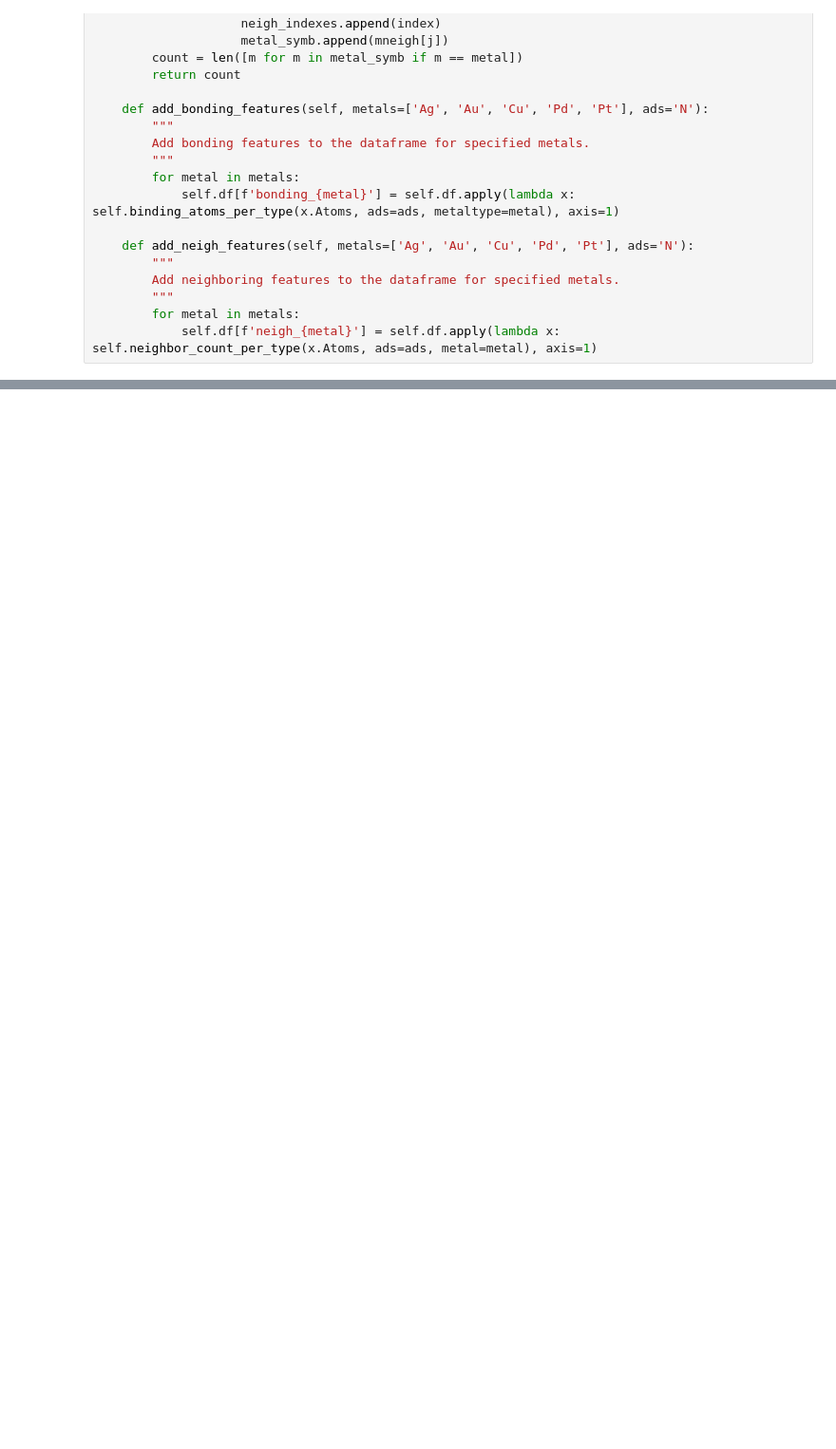
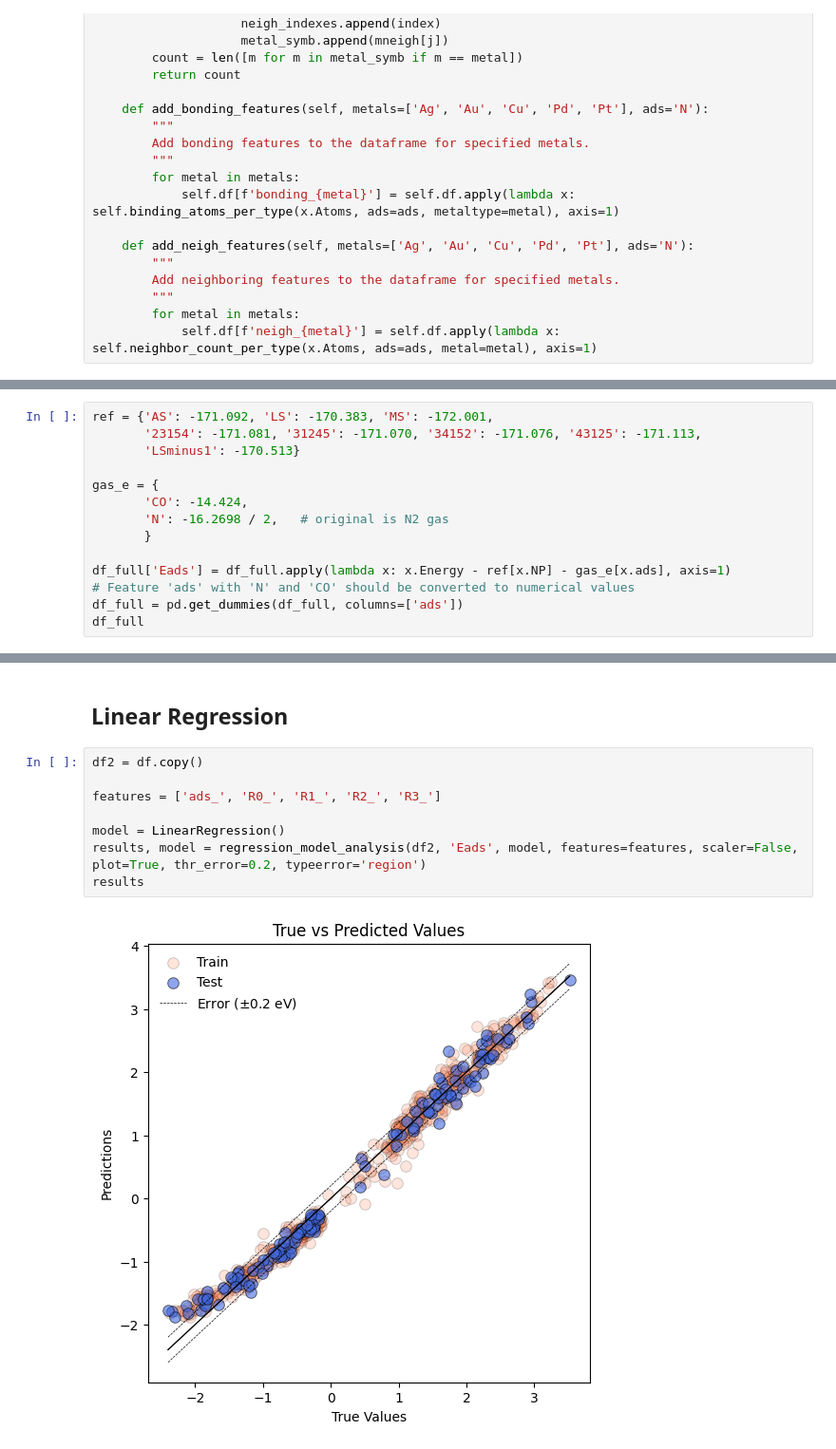
Before and after one commit to manuelarcer/adspredictor, a Jupyter notebook: adspredictor/featurizer/testing.ipynb, the cells around one changed output, grey strips where cells are left out. Shown at 95% size. Saved outputs shown, nothing was run; the diff lists cells and outputs as text; blank space fills up the shorter version.

```diff
--- a/adspredictor/featurizer/testing.ipynb
+++ b/adspredictor/featurizer/testing.ipynb
@@ -164,0 +173,14 @@ array([21, 39, 51])
+# %%
+ref = {'AS': -171.092, 'LS': -170.383, 'MS': -172.001,
+       '23154': -171.081, '31245': -171.070, '34152': -171.076, '43125': -171.113,
+       'LSminus1': -170.513}
+
+gas_e = {
+       'CO': -14.424,
+       'N': -16.2698 / 2,   # original is N2 gas
+       }
+
+df_full['Eads'] = df_full.apply(lambda x: x.Energy - ref[x.NP] - gas_e[x.ads], axis=1)
+# Feature 'ads' with 'N' and 'CO' should be converted to numerical values
+df_full = pd.get_dummies(df_full, columns=['ads'])
+df_full
@@ -219,0 +359,12 @@ fc.create_feature_second_neighbors(distinguishsurface=True)
+# %% [markdown]
+## Linear Regression
+# %%
+df2 = df.copy()
+
+features = ['ads_', 'R0_', 'R1_', 'R2_', 'R3_']
+
+model = LinearRegression()
+results, model = regression_model_analysis(df2, 'Eads', model, features=features, scaler=False, plot=True, thr_error=0.2, typeerror='region')
+results
+# %% [output]
+[figure, added]
```
Also changed, not shown: parts of 25 cells of this notebook.
